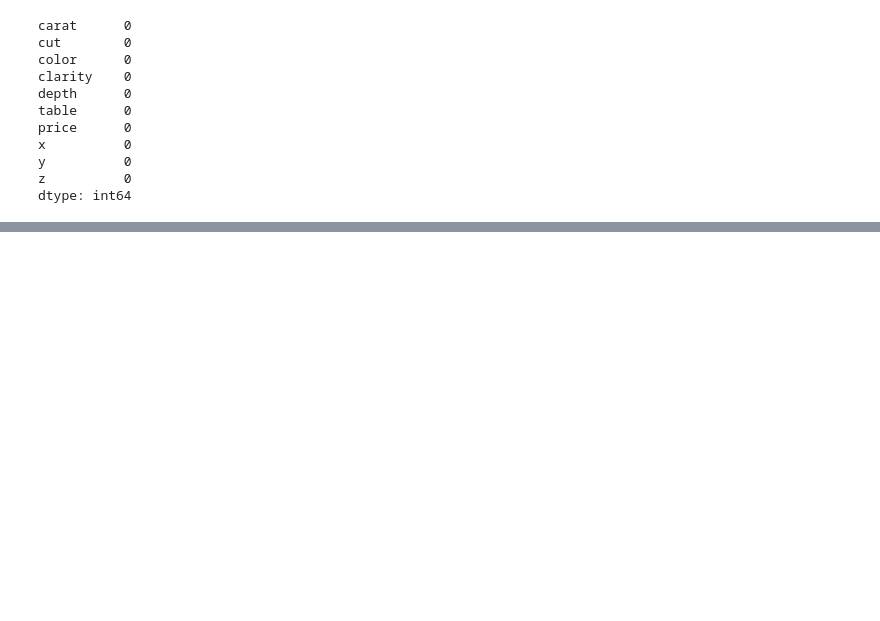
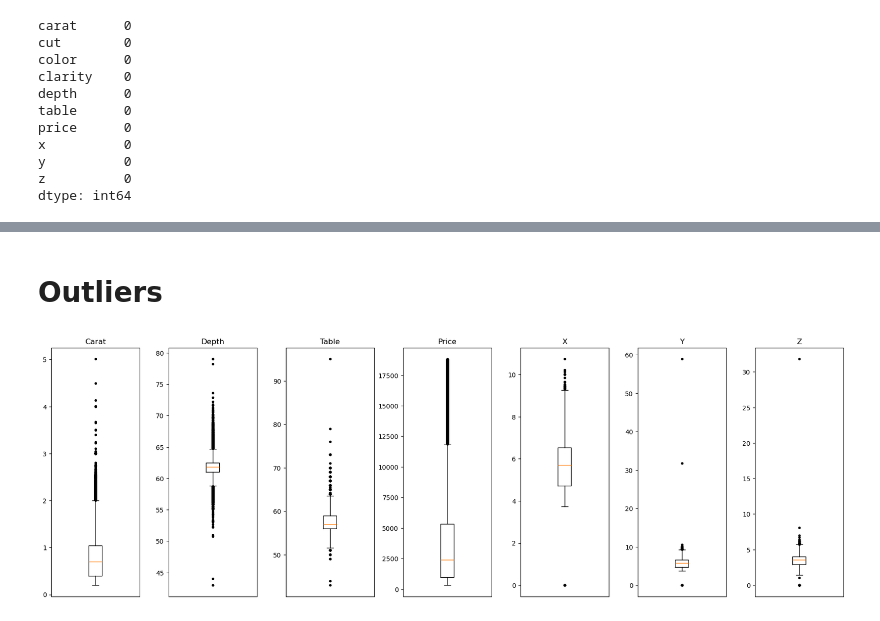
Before and after one commit to ThomasSchiolerH/Machine-Learning-And-Data-Mining, a Jupyter notebook: Project 1/project.ipynb, the cells around one changed output, grey strips where cells are left out. Saved outputs shown, nothing was run; the diff lists cells and outputs as text; code cells hidden in the pictures; blank space fills up the shorter version.

Commit message:
box plots

```diff
--- a/Project 1/project.ipynb
+++ b/Project 1/project.ipynb
@@ -49,0 +70,24 @@ dtype: int64
+# %% [markdown]
+# Outliers
+# %%
+import matplotlib.pyplot as plt
+
+# List of numerical columns from your dataset
+numerical_columns = ['carat', 'depth', 'table', 'price', 'x', 'y', 'z']
+
+# Create subplots: 1 row and 7 columns (one for each numerical feature)
+fig, axes = plt.subplots(1, 7, figsize=(18, 6))  # Removed 'sharey=True' to give each plot its own y-axis
+
+# Adjust the layout to avoid overlap
+fig.tight_layout()
+
+# Create box plots for each numerical column and adjust their appearance
+for ax, col in zip(axes, numerical_columns):
+    ax.boxplot(data[col], sym="k.")  # sym="k." uses black dots for outliers
+    ax.set_title(col.capitalize())  # Set the title to the column name
+    ax.set_xticks([])  # Remove x-tick labels for a cleaner look
+
+# Display the plots
+plt.show()
+# %% [output]
+[figure, added]
```
Also changed, not shown: parts of 3 cells of this notebook.
